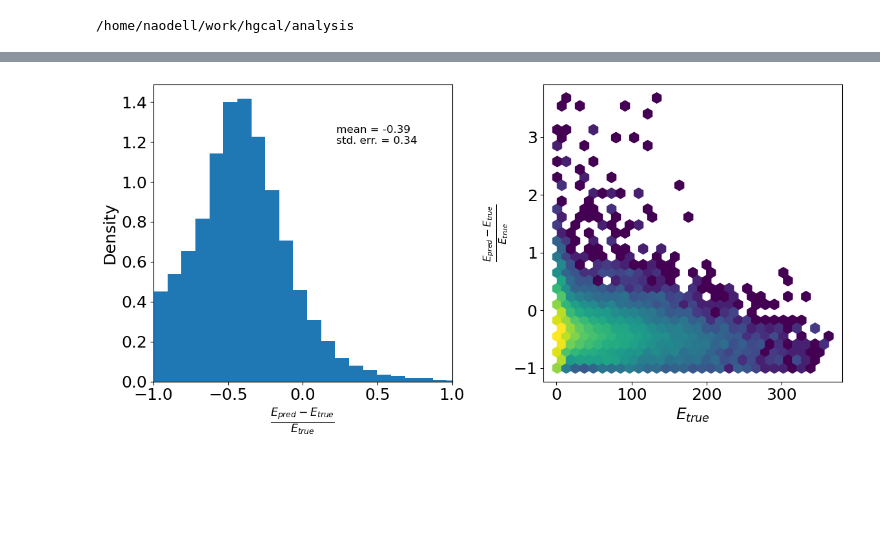
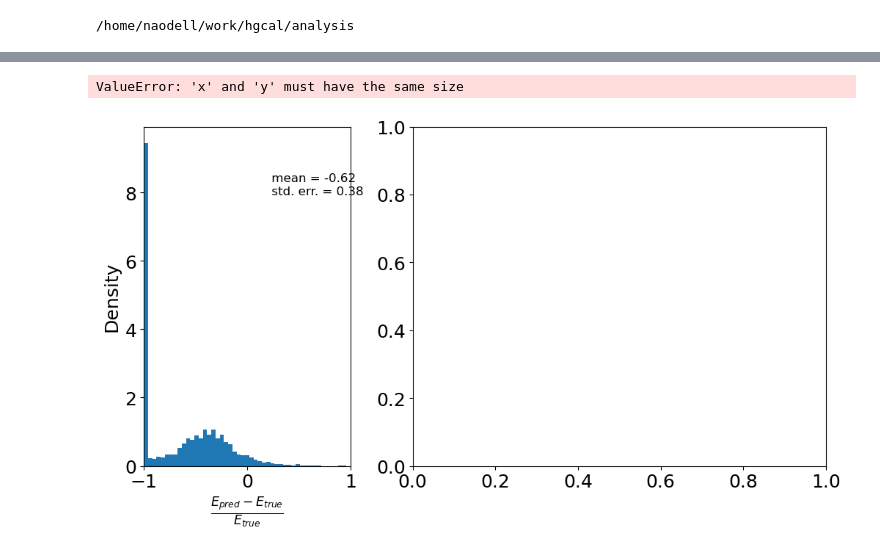
Before and after one commit to NWUHEP/hgcal-analysis, a Jupyter notebook: notebooks/autoencoder_modular.ipynb, the cells around one changed output, grey strips where cells are left out. Drawn from its saved outputs; the diff is of its cells as text; code cells hidden in the pictures; blank space fills up the shorter version.

Commit message:
testing fully connected decoder layers

```diff
--- a/notebooks/autoencoder_modular.ipynb
+++ b/notebooks/autoencoder_modular.ipynb
@@ -49,7 +50,7 @@ Total number of events: 27099
 # %%
 # define and setup the NN model
-scenario = 'modular'
-model = AutoEncoderModular().to(device)
+scenario = 'modular_connected'
+model = AutoEncoderModularConnected(encode_size=16).to(device)
 print(device, model, sep='\n')
 # %% [output]
 cuda
@@ -71,7 +72,7 @@ AutoEncoderModular(
 )
 # %%
 # optimize NN weights
-n_epochs = 10
+n_epochs = 50
 n_events = len(train_loader)
 
 # define loss and configure optimizer
@@ -207,43 +206,55 @@ with torch.no_grad():
         features = features.to(device)
         #targets = targets.to(device)
         features_pred = model(features, keys)
-
         features = features.cpu().numpy()
         features_pred = features_pred.cpu().numpy()
-        esums = features.sum(axis=(-1, -2))
-        esums_pred = features_pred.sum(axis=(-1, -2))
 
-        energy_sums.append(esums)
-        energy_sums_pred.append(esums_pred)
-        energy_diffs.append(esums_pred - esums)
+        esums = features.sum(axis=(1, 2, 3))
+        esums_pred = features_pred.sum(axis=(1, 2, 3))
+
+        mask = esums > 20
+
+        energy_sums.append(esums[mask])
+        energy_sums_pred.append(esums_pred[mask])
 
 
-energy_diffs = np.concatenate(energy_diffs).flatten()
 energy_sums = np.concatenate(energy_sums).flatten()
 energy_sums_pred = np.concatenate(energy_sums_pred).flatten()
-
-mask = (energy_sums > 0.) & (energy_sums_pred > 0)
-energy_sums = energy_sums[mask]
-energy_diffs = energy_diffs[mask]
+energy_diffs = energy_sums_pred - energy_sums
 # %%
-fig, axes = plt.subplots(1, 2, figsize=(12, 6))
+fig, axes = plt.subplots(1, 2, figsize=(12, 6), gridspec_kw={'width_ratios': [1., 2]})
 
 ax = axes[0]
 frac_energy_diff = energy_diffs/energy_sums
-ax.hist(frac_energy_diff, bins=50, density=True)
+ax.hist(frac_energy_diff, bins=np.linspace(-1, 1, 50), density=True)
 ax.set_xlabel(r'$\frac{E_{pred} - E_{true}}{E_{true}}$')
 ax.set_ylabel('Density')
 ax.text(0.6, 0.8, f' mean = {frac_energy_diff.mean():.2f} \n std. err. = {frac_energy_diff.std():.2f}', fontsize=12, transform=ax.transAxes)
 
 ax.set_xlim(-1, 1)
 
 ax = axes[1]
-ax.hexbin(energy_sums, frac_energy_diff, gridsize=30, mincnt=1, norm=LogNorm())
+
+ebin = np.array([0, 10, 20, 30, 50, 80, 140, 250, 500, 1000])
+eratio_means = []
+eratio_stds = []
+for elow, ehigh in zip(ebin[:-1], ebin[1:]):
+    mask = (energy_sums > elow) & (energy_sums < ehigh)
+    esum = energy_sums[mask]
+    esum_pred = energy_sums_pred[mask]
+
+    eratio = esum/esum_pred
+    eratio_means.append(eratio.mean())
+    eratio_stds.append(eratio.std())
+
+ax.errorbar(ebin, eratio_means, eratio_stds)
 ax.set_ylabel(r'$\frac{E_{pred} - E_{true}}{E_{true}}$', size=16)
 ax.set_xlabel(r'$E_{true}$')
+ax.set_xlim(0.1, 1e3)
 
 plt.tight_layout()
 plt.savefig(f'plots/ae_energy_resolution_{scenario}.png')
 plt.show()
 # %% [output]
+ValueError: 'x' and 'y' must have the same size
-[figure, old version]
+[figure, new version]
```
Also changed, not shown: parts of 4 cells of this notebook, 2 other files.
